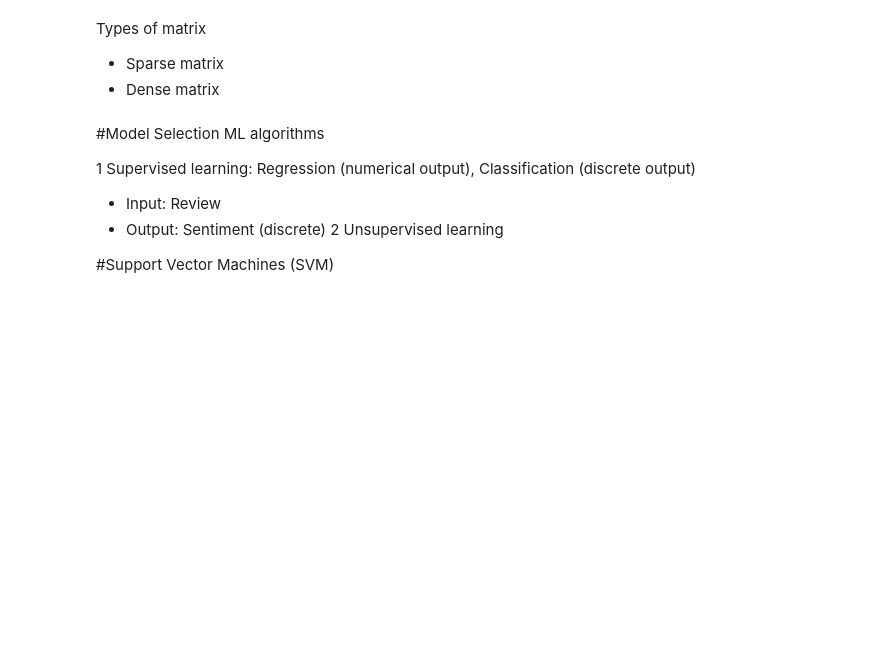
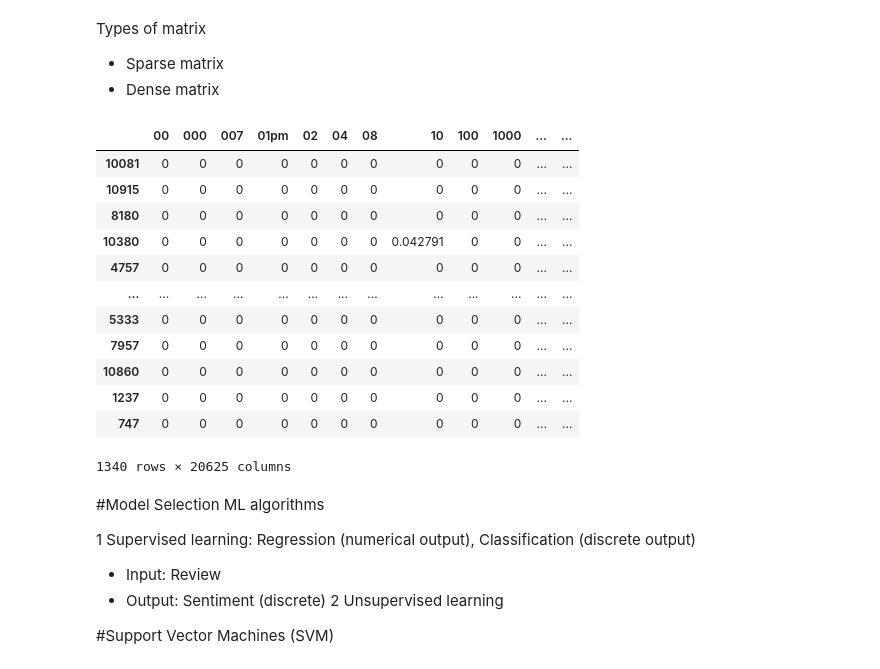
Before and after one commit to Fercaspe/Movie_Reviews, a Jupyter notebook: Movie_Reviews.ipynb, the cells around one changed output. Drawn from its saved outputs; the diff is of its cells as text; code cells hidden in the pictures; blank space fills up the shorter version.

```diff
--- a/Movie_Reviews.ipynb
+++ b/Movie_Reviews.ipynb
@@ -137,7 +198,21 @@ Types of matrix
 # %%
 pd.DataFrame.sparse.from_spmatrix(train_x_vector,
                                   index=train_x.index,
-                                  columns=tfidf.get_feature_names())
+                                  columns=tfidf.get_feature_names_out())
+# %% [output]
+|  | 00 | 000 | 007 | 01pm | 02 | 04 | 08 | 10 | 100 | 1000 | ... | ... |
+| 10081 | 0 | 0 | 0 | 0 | 0 | 0 | 0 | 0 | 0 | 0 | ... | ... |
+| 10915 | 0 | 0 | 0 | 0 | 0 | 0 | 0 | 0 | 0 | 0 | ... | ... |
+| 8180 | 0 | 0 | 0 | 0 | 0 | 0 | 0 | 0 | 0 | 0 | ... | ... |
+| 10380 | 0 | 0 | 0 | 0 | 0 | 0 | 0 | 0.042791 | 0 | 0 | ... | ... |
+| 4757 | 0 | 0 | 0 | 0 | 0 | 0 | 0 | 0 | 0 | 0 | ... | ... |
+| ... | ... | ... | ... | ... | ... | ... | ... | ... | ... | ... | ... | ... |
+| 5333 | 0 | 0 | 0 | 0 | 0 | 0 | 0 | 0 | 0 | 0 | ... | ... |
+| 7957 | 0 | 0 | 0 | 0 | 0 | 0 | 0 | 0 | 0 | 0 | ... | ... |
+| 10860 | 0 | 0 | 0 | 0 | 0 | 0 | 0 | 0 | 0 | 0 | ... | ... |
+| 1237 | 0 | 0 | 0 | 0 | 0 | 0 | 0 | 0 | 0 | 0 | ... | ... |
+| 747 | 0 | 0 | 0 | 0 | 0 | 0 | 0 | 0 | 0 | 0 | ... | ... |
+1340 rows × 20625 columns
 # %% [markdown]
 #Model Selection
 ML algorithms
```
Also changed, not shown: parts of 20 cells of this notebook.
